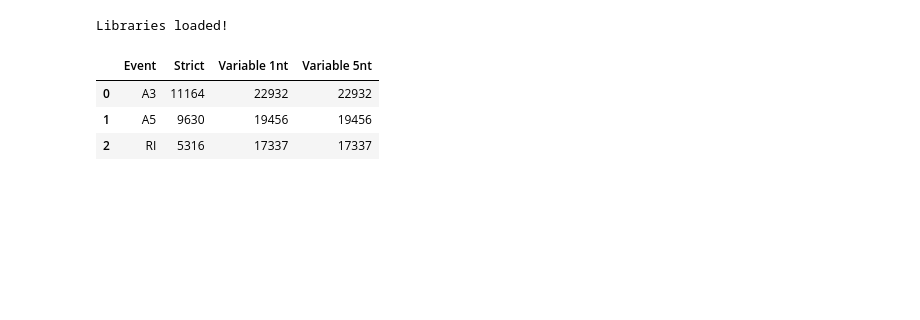
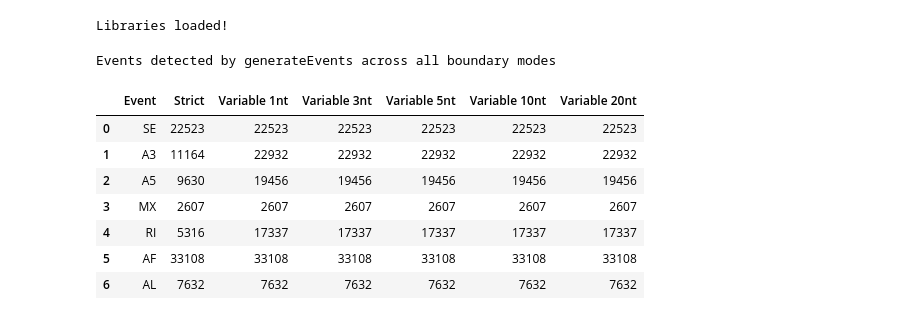
Before and after one commit to griceyrt/Internship, a Jupyter notebook: analysis/notebooks/02_barplots.ipynb, the cells around one changed output. Drawn from its saved outputs; the diff is of its cells as text; code cells hidden in the pictures; blank space fills up the shorter version.

```diff
--- a/analysis/notebooks/02_barplots.ipynb
+++ b/analysis/notebooks/02_barplots.ipynb
@@ -6,19 +19,39 @@ import seaborn as sns
 print("Libraries loaded!")
 # %% [output]
 Libraries loaded!
-# %%
-# Events detected by generateEvents (IOE counts)
-data_ioe = {
-    "Event": ["A3", "A5", "RI"],
-    "Strict": [11164, 9630, 5316],
-    "Variable 1nt": [22932, 19456, 17337],
-    "Variable 5nt": [22932, 19456, 17337],
-}
-
-df_ioe = pd.DataFrame(data_ioe)
-display(df_ioe)
-# %% [output]
-|  | Event | Strict | Variable 1nt | Variable 5nt |
-| 0 | A3 | 11164 | 22932 | 22932 |
-| 1 | A5 | 9630 | 19456 | 19456 |
-| 2 | RI | 5316 | 17337 | 17337 |
+# %%
+# All events detected by generateEvents across all boundary modes
+data_ioe_all = {
+    "Event":        ["SE",   "A3",   "A5",   "MX",  "RI",   "AF",   "AL"],
+    "Strict":       [22523, 11164,  9630,  2607,  5316, 33108,  7632],
+    "Variable 1nt": [22523, 22932, 19456,  2607, 17337, 33108,  7632],
+    "Variable 3nt": [22523, 22932, 19456,  2607, 17337, 33108,  7632],
+    "Variable 5nt": [22523, 22932, 19456,  2607, 17337, 33108,  7632],
+    "Variable 10nt":[22523, 22932, 19456,  2607, 17337, 33108,  7632],
+    "Variable 20nt":[22523, 22932, 19456,  2607, 17337, 33108,  7632],
+}
+
+df_ioe_all = pd.DataFrame(data_ioe_all)
+
+def highlight_focus(df):
+    styles = pd.DataFrame("", index=df.index, columns=df.columns)
+    focus_rows = df["Event"].isin(["A3", "A5", "RI"])
+    focus_cols = ["Strict", "Variable 1nt", "Variable 5nt"]
+    for col in focus_cols:
+        if col in df.columns:
+            styles.loc[focus_rows, col] = "color: #2196F3; font-weight: bold"
+    return styles
+
+display(df_ioe_all.style\
+    .apply(highlight_focus, axis=None)\
+    .set_caption("Events detected by generateEvents across all boundary modes"))
+# %% [output]
+Events detected by generateEvents across all boundary modes
+|  | Event | Strict | Variable 1nt | Variable 3nt | Variable 5nt | Variable 10nt | Variable 20nt |
+| 0 | SE | 22523 | 22523 | 22523 | 22523 | 22523 | 22523 |
+| 1 | A3 | 11164 | 22932 | 22932 | 22932 | 22932 | 22932 |
+| 2 | A5 | 9630 | 19456 | 19456 | 19456 | 19456 | 19456 |
+| 3 | MX | 2607 | 2607 | 2607 | 2607 | 2607 | 2607 |
+| 4 | RI | 5316 | 17337 | 17337 | 17337 | 17337 | 17337 |
+| 5 | AF | 33108 | 33108 | 33108 | 33108 | 33108 | 33108 |
+| 6 | AL | 7632 | 7632 | 7632 | 7632 | 7632 | 7632 |
```
Also changed, not shown: parts of 4 cells of this notebook, 5 other files.
